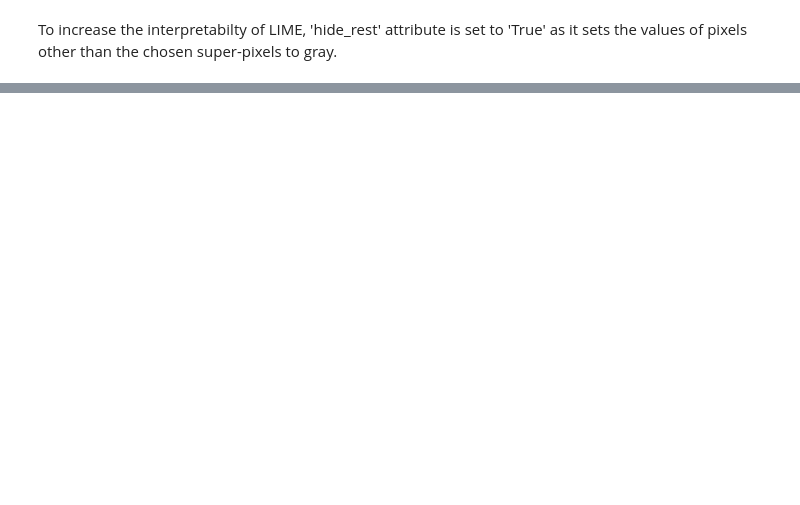
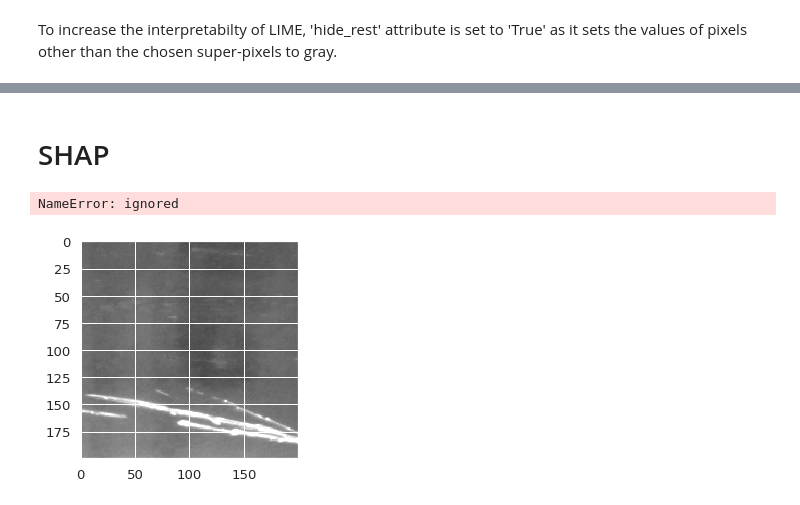
Before and after one commit to mahesh-sudhakar/NEU_XAI, a Jupyter notebook: LG_report1.ipynb, the cells around one changed output, grey strips where cells are left out. Saved outputs shown, nothing was run; the diff lists cells and outputs as text; code cells hidden in the pictures; blank space fills up the shorter version.

```diff
--- a/LG_report1.ipynb
+++ b/LG_report1.ipynb
@@ -578,0 +664,2 @@ plt.grid(None)
+# %% [markdown]
+# SHAP
@@ -578,0 +675,18 @@ plt.grid(None)
+# %%
+img = image.load_img(image_path, target_size=(200,200))
+plt.imshow(img)
+
+img = image.img_to_array(img)
+img = np.expand_dims(img, axis=0)
+img = preprocess_input(img)
+result = saved_model.predict(img)
+print(result)
+
+prediction = result.argmax(axis=-1)
+print(prediction)
+
+output = labels[int(prediction)]
+print(output)
+# %% [output]
+NameError: ignored
+[figure, added]
```
Also changed, not shown: parts of 41 cells of this notebook.
